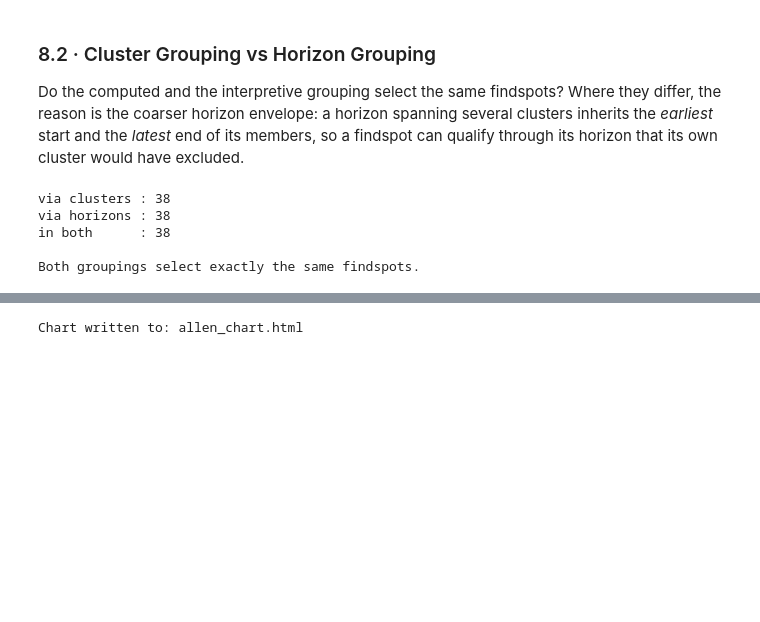
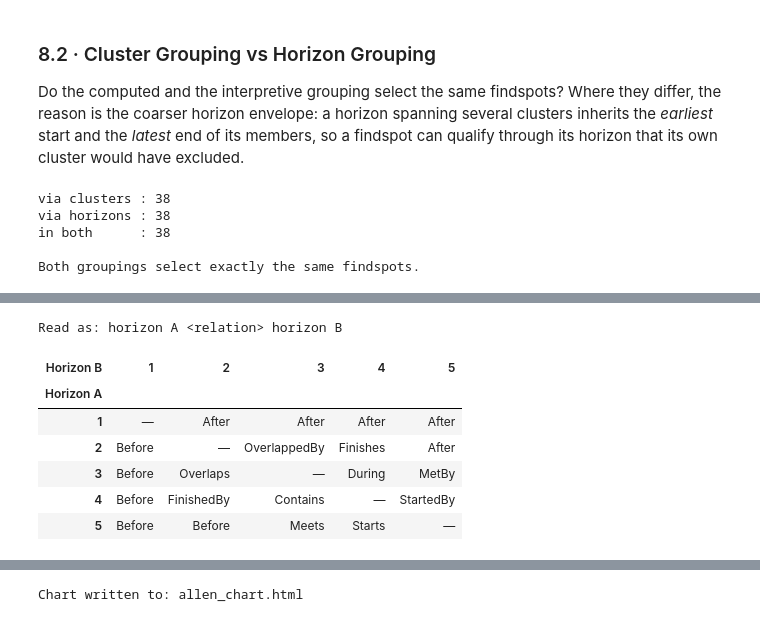
Before and after one commit to leiza-scit/CAA2026-alligator, a Jupyter notebook: notebook/clades_variana_temporal.ipynb, the cells around one changed output, grey strips where cells are left out. Drawn from its saved outputs; the diff is of its cells as text; code cells hidden in the pictures; blank space fills up the shorter version.

```diff
--- a/notebook/clades_variana_temporal.ipynb
+++ b/notebook/clades_variana_temporal.ipynb
@@ -511,0 +525,42 @@ Both groupings select exactly the same findspots.
+# %%
+q_h_succession = """
+    PREFIX time:      <http://www.w3.org/2006/time#>
+    PREFIX rdfs:      <http://www.w3.org/2000/01/rdf-schema#>
+    PREFIX lado:      <http://archaeology.link/ontology#>
+    PREFIX skos:      <http://www.w3.org/2004/02/skos/core#>
+    PREFIX geosparql: <http://www.opengis.net/ont/geosparql#>
+
+    SELECT ?a ?rel ?b
+    WHERE {
+        ?ha a lado:ChronologicalHorizon ; skos:notation ?a ; ?rel ?hb .
+        ?hb a lado:ChronologicalHorizon ; skos:notation ?b .
+        FILTER(STRSTARTS(STR(?rel), STR(time:)))
+    }
+    ORDER BY ?a ?b
+"""
+
+rel_rows = [
+    {"A": int(r[0]),
+      "relation": str(r[1]).split("#")[-1].replace("interval", ""),
+      "B": int(r[2])}
+    for r in g.query(q_h_succession)
+]
+
+matrix = (
+    pd.DataFrame(rel_rows)
+    .pivot(index="A", columns="B", values="relation")
+    .fillna("\u2014")
+)
+matrix.index.name = "Horizon A"
+matrix.columns.name = "Horizon B"
+print("Read as: horizon A <relation> horizon B")
+matrix
+# %% [output]
+Read as: horizon A <relation> horizon B
+| Horizon B | 1 | 2 | 3 | 4 | 5 |
+| Horizon A |  |  |  |  |  |
+| 1 | — | After | After | After | After |
+| 2 | Before | — | OverlappedBy | Finishes | After |
+| 3 | Before | Overlaps | — | During | MetBy |
+| 4 | Before | FinishedBy | Contains | — | StartedBy |
+| 5 | Before | Before | Meets | Starts | — |
```
Also changed, not shown: parts of 14 cells of this notebook, 2 other files.
